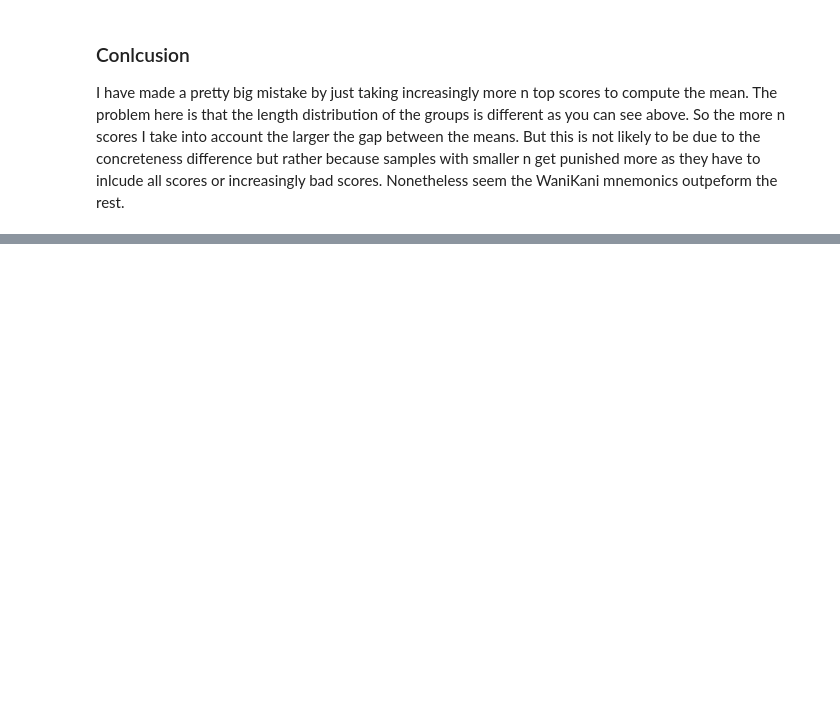
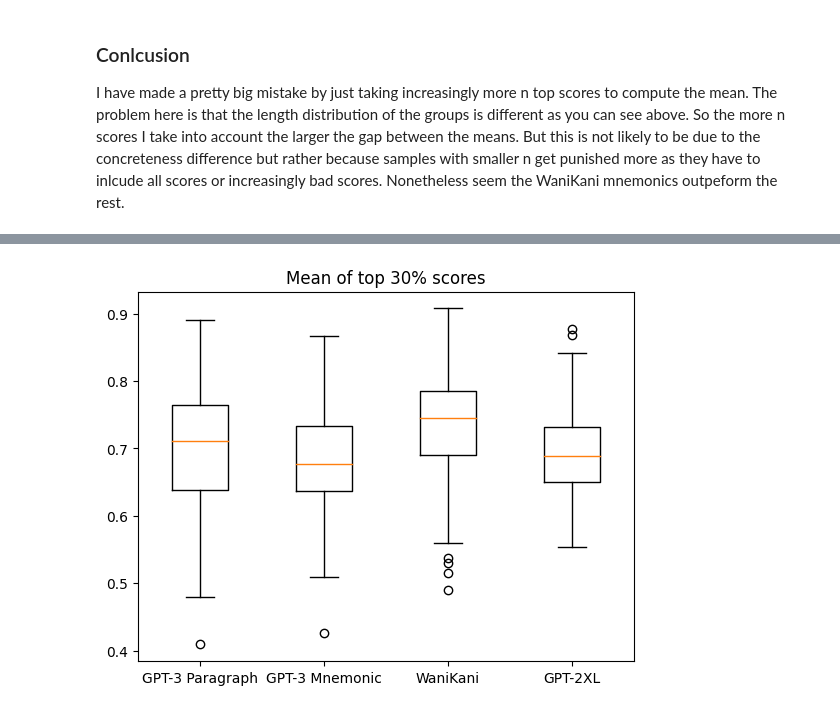
Before and after one commit to martingrzzler/robanohashi-thesis-notebook, a Jupyter notebook: concreteness_metric_phrase.ipynb, the cells around one changed output, grey strips where cells are left out. Saved outputs shown, nothing was run; the diff lists cells and outputs as text; code cells hidden in the pictures; blank space fills up the shorter version.

```diff
--- a/concreteness_metric_phrase.ipynb
+++ b/concreteness_metric_phrase.ipynb
@@ -550,0 +592,6 @@ I have made a pretty big mistake by just taking increasingly more n top scores t
+# %%
+ds_prop_30_mean = ds_chunk_scores.map(map_prop_mean_score(0.3))
+# %%
+box_plot(ds_prop_30_mean['train'], 'Mean of top 30% scores')
+# %% [output]
+[figure, added]
```
Also changed, not shown: parts of 13 cells of this notebook.
